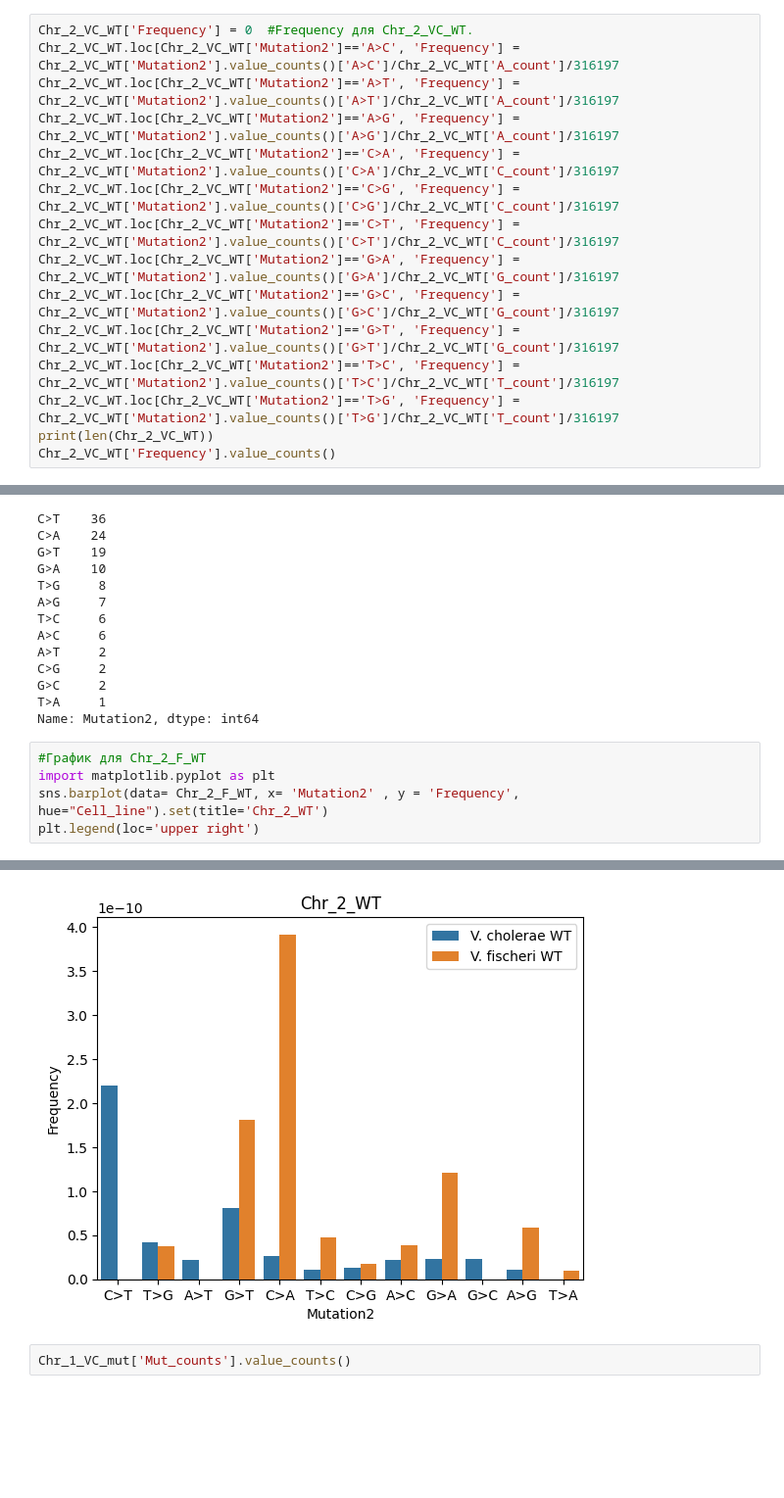
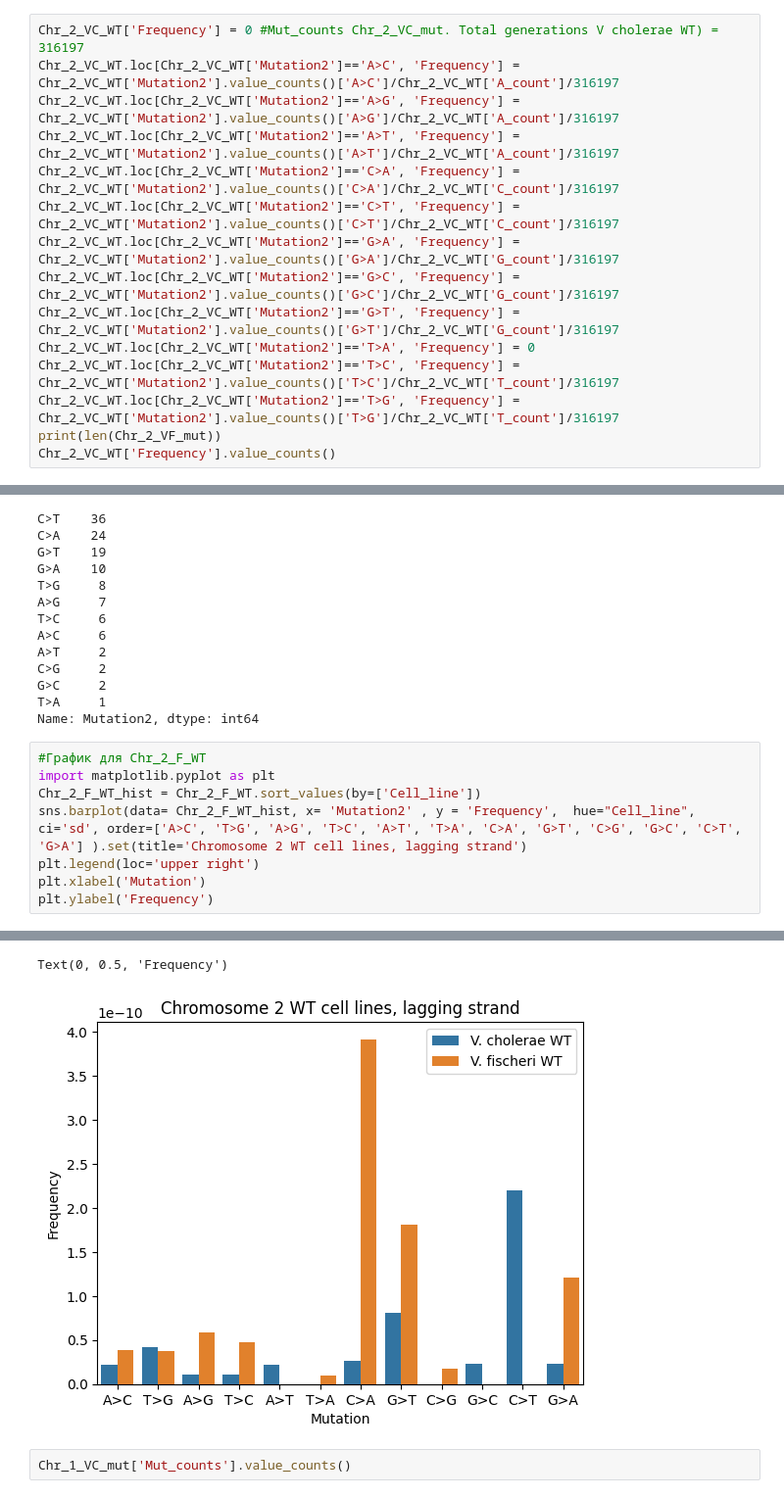
Before and after one commit to Eldar202/V.-Cholerae-history, a Jupyter notebook: Mut_spec_chr.ipynb, the cells around one changed output, grey strips where cells are left out. Shown: that part at 98% size. Saved outputs shown, nothing was run; the diff lists cells and outputs as text; blank space fills up the shorter version.

```diff
--- a/Mut_spec_chr.ipynb
+++ b/Mut_spec_chr.ipynb
@@ -1423,18 +1451,18 @@ print(Chr_2_VC_WT['Mutation2'].value_counts()['C>A'])
 # %% [output]
 2
 # %%
-Chr_2_VC_WT['Frequency'] = 0  #Frequency для Chr_2_VC_WT.
+Chr_2_VC_WT['Frequency'] = 0 #Mut_counts Chr_2_VC_mut. Total generations V cholerae WT) = 316197
 Chr_2_VC_WT.loc[Chr_2_VC_WT['Mutation2']=='A>C', 'Frequency'] = Chr_2_VC_WT['Mutation2'].value_counts()['A>C']/Chr_2_VC_WT['A_count']/316197
+Chr_2_VC_WT.loc[Chr_2_VC_WT['Mutation2']=='A>G', 'Frequency'] = Chr_2_VC_WT['Mutation2'].value_counts()['A>G']/Chr_2_VC_WT['A_count']/316197
 Chr_2_VC_WT.loc[Chr_2_VC_WT['Mutation2']=='A>T', 'Frequency'] = Chr_2_VC_WT['Mutation2'].value_counts()['A>T']/Chr_2_VC_WT['A_count']/316197
-Chr_2_VC_WT.loc[Chr_2_VC_WT['Mutation2']=='A>G', 'Frequency'] = Chr_2_VC_WT['Mutation2'].value_counts()['A>G']/Chr_2_VC_WT['A_count']/316197
 Chr_2_VC_WT.loc[Chr_2_VC_WT['Mutation2']=='C>A', 'Frequency'] = Chr_2_VC_WT['Mutation2'].value_counts()['C>A']/Chr_2_VC_WT['C_count']/316197
-Chr_2_VC_WT.loc[Chr_2_VC_WT['Mutation2']=='C>G', 'Frequency'] = Chr_2_VC_WT['Mutation2'].value_counts()['C>G']/Chr_2_VC_WT['C_count']/316197
 Chr_2_VC_WT.loc[Chr_2_VC_WT['Mutation2']=='C>T', 'Frequency'] = Chr_2_VC_WT['Mutation2'].value_counts()['C>T']/Chr_2_VC_WT['C_count']/316197
 Chr_2_VC_WT.loc[Chr_2_VC_WT['Mutation2']=='G>A', 'Frequency'] = Chr_2_VC_WT['Mutation2'].value_counts()['G>A']/Chr_2_VC_WT['G_count']/316197
 Chr_2_VC_WT.loc[Chr_2_VC_WT['Mutation2']=='G>C', 'Frequency'] = Chr_2_VC_WT['Mutation2'].value_counts()['G>C']/Chr_2_VC_WT['G_count']/316197
 Chr_2_VC_WT.loc[Chr_2_VC_WT['Mutation2']=='G>T', 'Frequency'] = Chr_2_VC_WT['Mutation2'].value_counts()['G>T']/Chr_2_VC_WT['G_count']/316197
+Chr_2_VC_WT.loc[Chr_2_VC_WT['Mutation2']=='T>A', 'Frequency'] = 0
 Chr_2_VC_WT.loc[Chr_2_VC_WT['Mutation2']=='T>C', 'Frequency'] = Chr_2_VC_WT['Mutation2'].value_counts()['T>C']/Chr_2_VC_WT['T_count']/316197
 Chr_2_VC_WT.loc[Chr_2_VC_WT['Mutation2']=='T>G', 'Frequency'] = Chr_2_VC_WT['Mutation2'].value_counts()['T>G']/Chr_2_VC_WT['T_count']/316197
-print(len(Chr_2_VC_WT))
+print(len(Chr_2_VF_mut))
 Chr_2_VC_WT['Frequency'].value_counts()
 # %% [output]
@@ -1558,6 +1586,9 @@ Name: Mutation2, dtype: int64
 # %%
 #График для Chr_2_F_WT
 import matplotlib.pyplot as plt
-sns.barplot(data= Chr_2_F_WT, x= 'Mutation2' , y = 'Frequency',  hue="Cell_line").set(title='Chr_2_WT')
+Chr_2_F_WT_hist = Chr_2_F_WT.sort_values(by=['Cell_line'])
+sns.barplot(data= Chr_2_F_WT_hist, x= 'Mutation2' , y = 'Frequency',  hue="Cell_line", ci='sd', order=['A>C', 'T>G', 'A>G', 'T>C', 'A>T', 'T>A', 'C>A', 'G>T', 'C>G', 'G>C', 'C>T', 'G>A'] ).set(title='Chromosome 2 WT cell lines, lagging strand')
 plt.legend(loc='upper right')
+plt.xlabel('Mutation')
+plt.ylabel('Frequency')
 # %% [output]
@@ -1565,4 +1598,5 @@ plt.legend(loc='upper right')
+Text(0, 0.5, 'Frequency')
-[figure, old version]
+[figure, new version]
 # %%
 Chr_1_VC_mut['Mut_counts'].value_counts()
 # %% [output]
```
Also changed, not shown: parts of 47 cells of this notebook.
